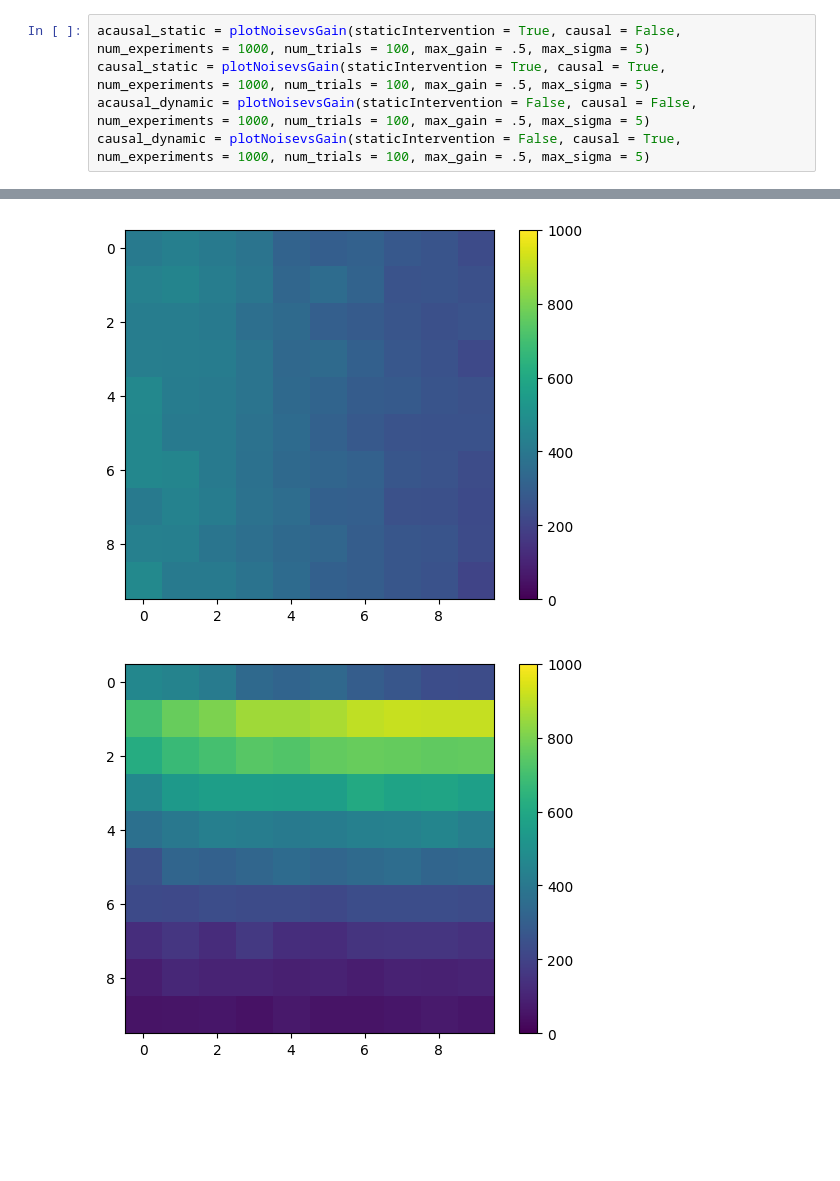
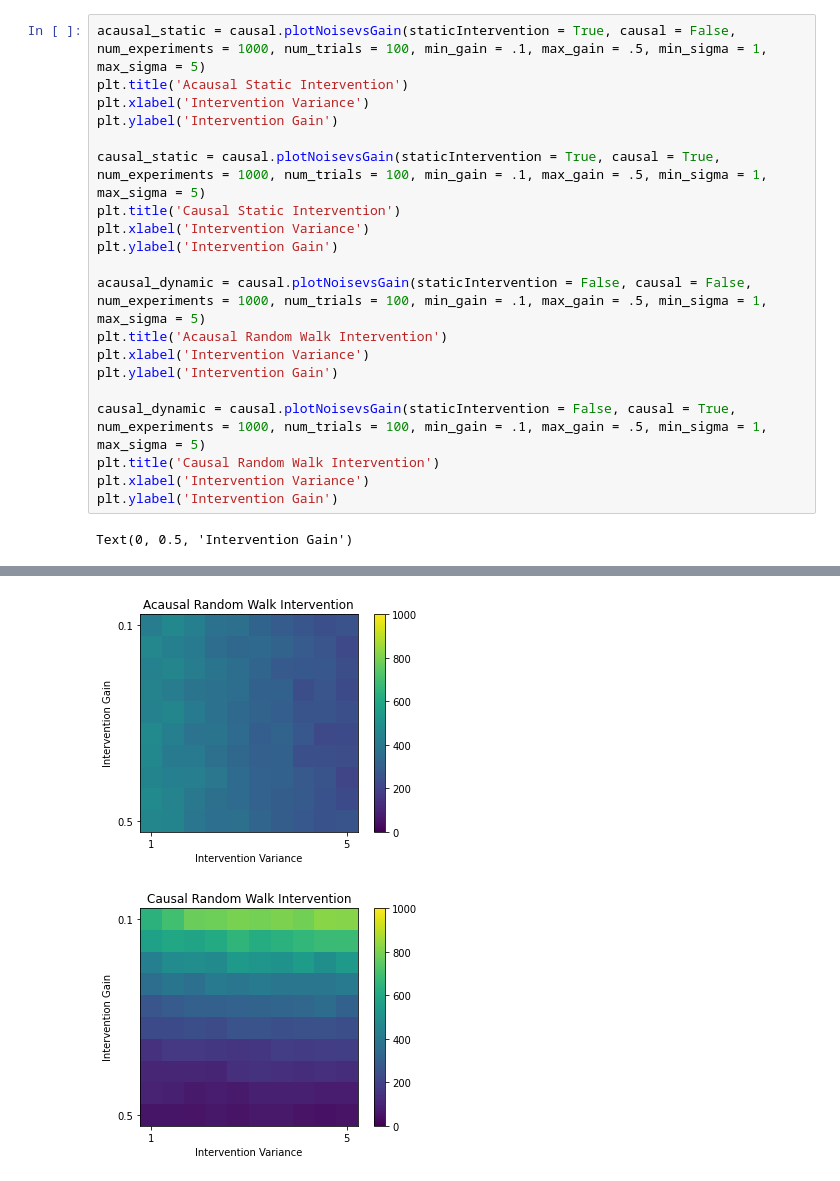
Before and after one commit to BJCaie/Ergodicity, a Jupyter notebook: Mediation.ipynb, the cells around one changed output, grey strips where cells are left out. Drawn from its saved outputs; the diff is of its cells as text; blank space fills up the shorter version.

```diff
--- a/Mediation.ipynb
+++ b/Mediation.ipynb
@@ -393,10 +55,26 @@ simulatePvalues(staticIntervention = False, num_experiments=10000, drift1 = 0, d
 # %%
-acausal_static = plotNoisevsGain(staticIntervention = True, causal = False,
-num_experiments = 1000, num_trials = 100, max_gain = .5, max_sigma = 5)
-causal_static = plotNoisevsGain(staticIntervention = True, causal = True,
-num_experiments = 1000, num_trials = 100, max_gain = .5, max_sigma = 5)
-acausal_dynamic = plotNoisevsGain(staticIntervention = False, causal = False,
-num_experiments = 1000, num_trials = 100, max_gain = .5, max_sigma = 5)
-causal_dynamic = plotNoisevsGain(staticIntervention = False, causal = True,
-num_experiments = 1000, num_trials = 100, max_gain = .5, max_sigma = 5)
+acausal_static = causal.plotNoisevsGain(staticIntervention = True, causal = False,
+num_experiments = 1000, num_trials = 100, min_gain = .1, max_gain = .5, min_sigma = 1, max_sigma = 5)
+plt.title('Acausal Static Intervention')
+plt.xlabel('Intervention Variance')
+plt.ylabel('Intervention Gain')
+
+causal_static = causal.plotNoisevsGain(staticIntervention = True, causal = True,
+num_experiments = 1000, num_trials = 100, min_gain = .1, max_gain = .5, min_sigma = 1, max_sigma = 5)
+plt.title('Causal Static Intervention')
+plt.xlabel('Intervention Variance')
+plt.ylabel('Intervention Gain')
+
+acausal_dynamic = causal.plotNoisevsGain(staticIntervention = False, causal = False,
+num_experiments = 1000, num_trials = 100, min_gain = .1, max_gain = .5, min_sigma = 1, max_sigma = 5)
+plt.title('Acausal Random Walk Intervention')
+plt.xlabel('Intervention Variance')
+plt.ylabel('Intervention Gain')
+
+causal_dynamic = causal.plotNoisevsGain(staticIntervention = False, causal = True,
+num_experiments = 1000, num_trials = 100, min_gain = .1, max_gain = .5, min_sigma = 1, max_sigma = 5)
+plt.title('Causal Random Walk Intervention')
+plt.xlabel('Intervention Variance')
+plt.ylabel('Intervention Gain')
 # %% [output]
+Text(0, 0.5, 'Intervention Gain')
@@ -405,3 +83,3 @@ num_experiments = 1000, num_trials = 100, max_gain = .5, max_sigma = 5)
-[figure, old version]
+[figure, new version]
-[figure, old version]
+[figure, new version]
 # %%
```
Also changed, not shown: parts of 11 cells of this notebook.
